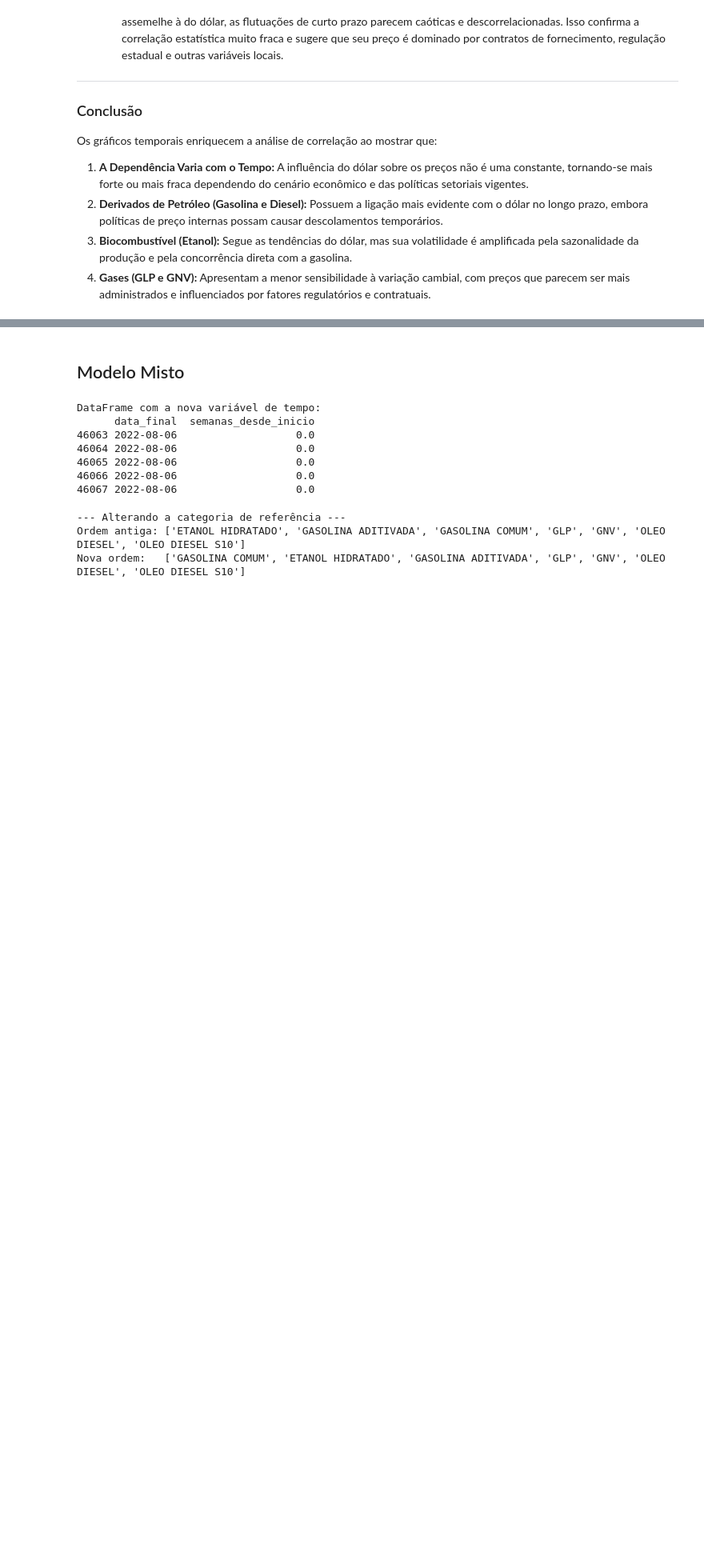
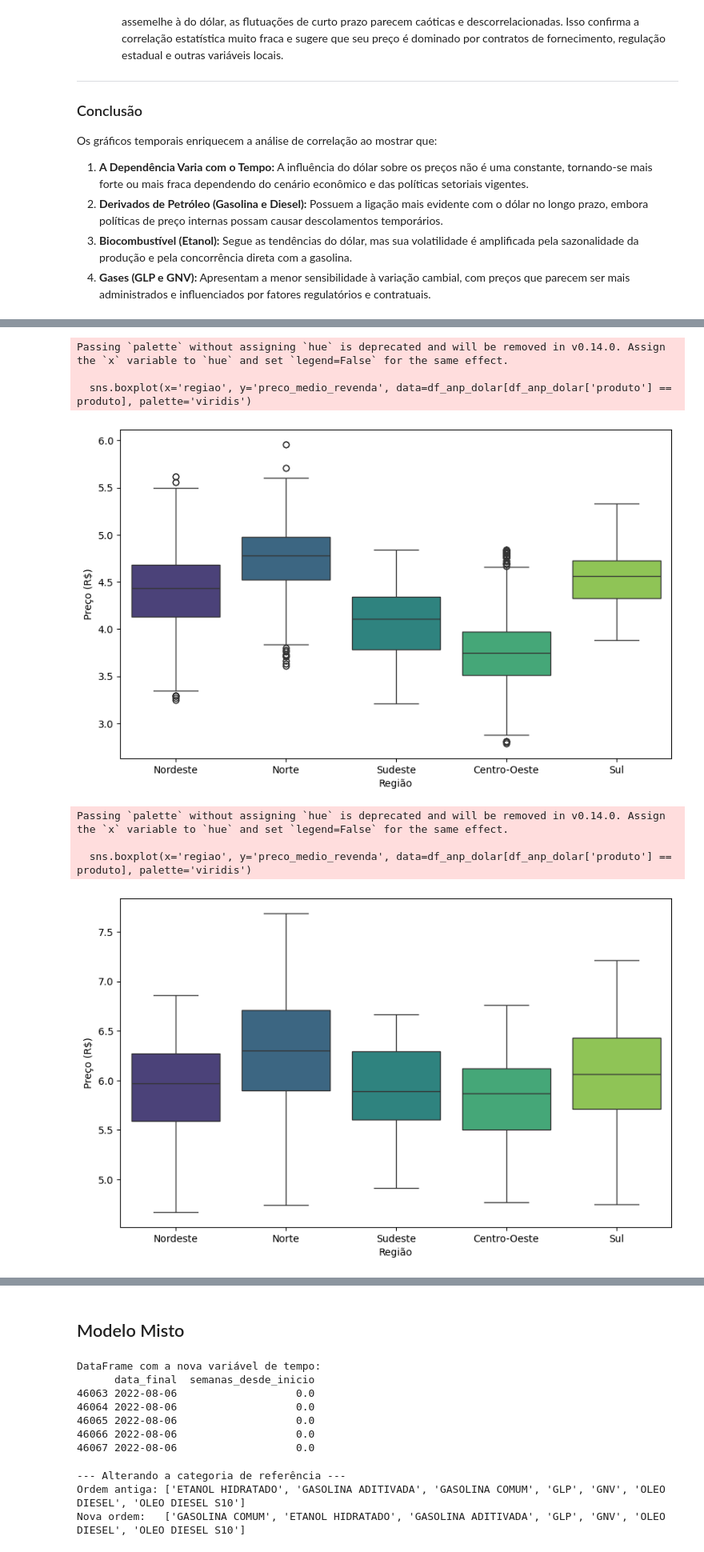
Before and after one commit to LucasNeris-Est/Extracao_dados, a Jupyter notebook: src/extracao_dados/analise_jn.ipynb, the cells around one changed output, grey strips where cells are left out. Shown at 80% size. Drawn from its saved outputs; the diff is of its cells as text; code cells hidden in the pictures; blank space fills up the shorter version.

Commit message:
Ajuste Analise final

```diff
--- a/src/extracao_dados/analise_jn.ipynb
+++ b/src/extracao_dados/analise_jn.ipynb
@@ -318,0 +405,21 @@ Os gráficos temporais enriquecem a análise de correlação ao mostrar que:
+# %%
+# Boxplot para analise de preço por produto e por regiao
+for produto in df_anp_dolar['produto'].unique():
+    plt.figure(figsize=(10, 6))
+    sns.boxplot(x='regiao', y='preco_medio_revenda', data=df_anp_dolar[df_anp_dolar['produto'] == produto], palette='viridis')
+    produto = produto.title()
+    #plt.title(f'Preço por Região para {produto}')
+    plt.xlabel('Região')
+    plt.ylabel('Preço (R$)')
+    produto = produto.replace(' ', '_').lower()
+    plt.savefig(f'../../graficos/boxplot_{produto}.png')
+    plt.show()
+# %% [output]
+Passing `palette` without assigning `hue` is deprecated and will be removed in v0.14.0. Assign the `x` variable to `hue` and set `legend=False` for the same effect.
+
+  sns.boxplot(x='regiao', y='preco_medio_revenda', data=df_anp_dolar[df_anp_dolar['produto'] == produto], palette='viridis')
+[figure, added]
+Passing `palette` without assigning `hue` is deprecated and will be removed in v0.14.0. Assign the `x` variable to `hue` and set `legend=False` for the same effect.
+
+  sns.boxplot(x='regiao', y='preco_medio_revenda', data=df_anp_dolar[df_anp_dolar['produto'] == produto], palette='viridis')
+[figure, added]
```
Also changed, not shown: parts of 6 cells of this notebook, 2 other files.
